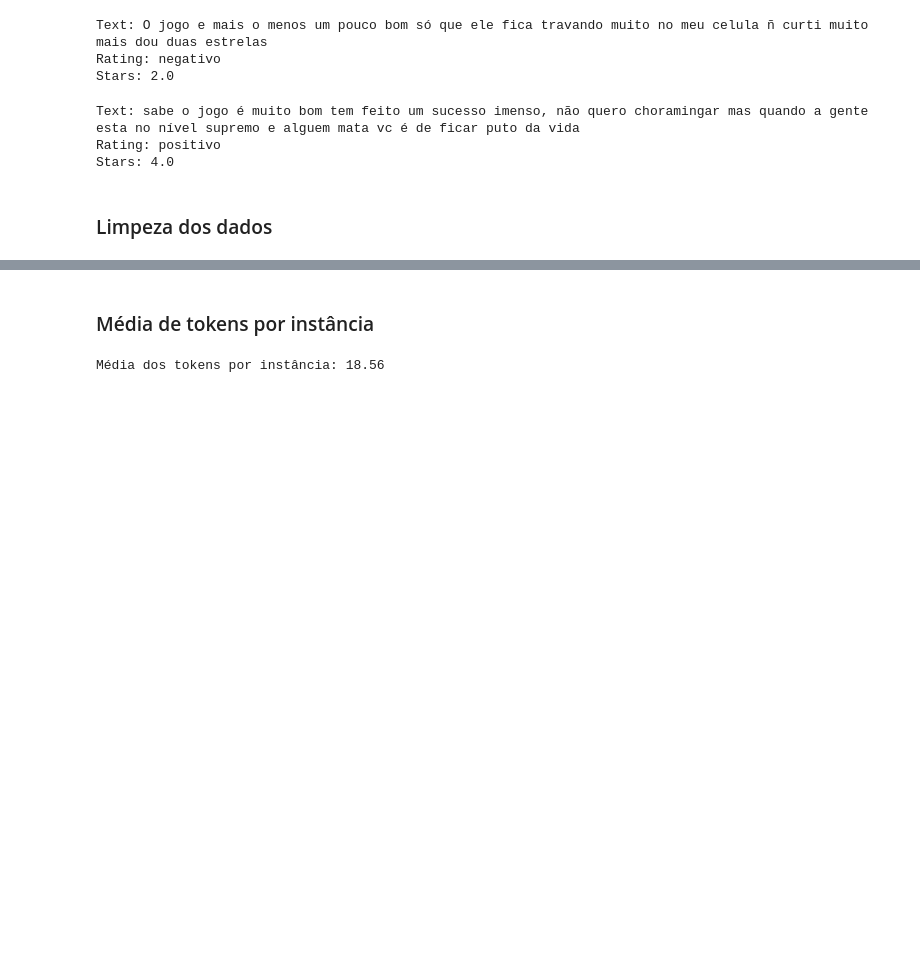
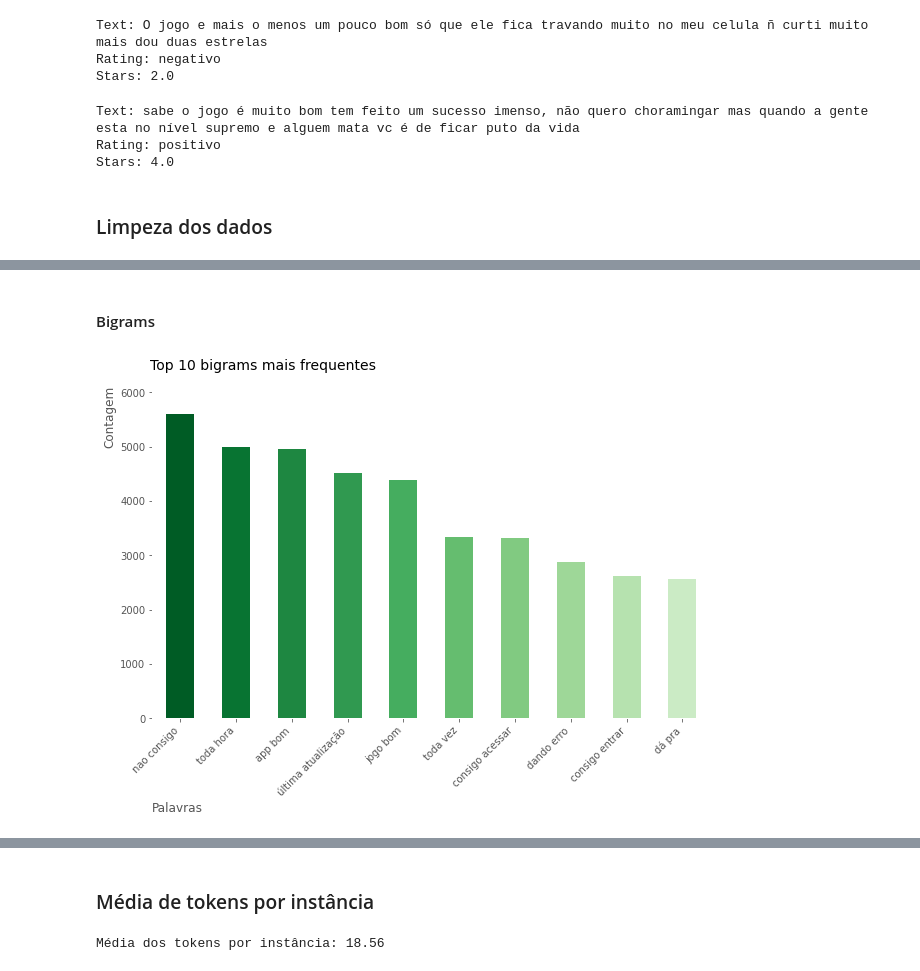
Before and after one commit to LilianeAquino/aed_projeto_4, a Jupyter notebook: template.ipynb, the cells around one changed output, grey strips where cells are left out. Cells and saved outputs as stored; diff of their text form; code cells hidden in the pictures; blank space fills up the shorter version.

```diff
--- a/template.ipynb
+++ b/template.ipynb
@@ -270,0 +342,19 @@ Stars: 4.0
+# %% [markdown]
+#### Bigrams
+# %%
+common_words = get_top_n_words(apps['text'], 2, 10)
+bi = pd.DataFrame(common_words, columns = ['texto' , 'contagem'])
+
+_, ax= plt.subplots()
+bi.groupby('texto').sum()['contagem'].sort_values(ascending=False).plot(kind='bar',
+                                                                         color=sns.color_palette('Greens_r', n_colors=12),
+                                                                         figsize=[10, 6])
+
+plt.title('Top 10 bigrams mais frequentes', y=1.05, size=14, loc='left', x=-0.005)
+plt.ylabel('Contagem', horizontalalignment='left', y=0.83)
+plt.xlabel('Palavras', horizontalalignment='right', x=0.09)
+plt.ylim(0, 6000)
+ax.set_xticklabels(bi['texto'], rotation=45, ha='right')
+plt.show()
+# %% [output]
+[figure, added]
```
Also changed, not shown: parts of 16 cells of this notebook, 4 other files.
